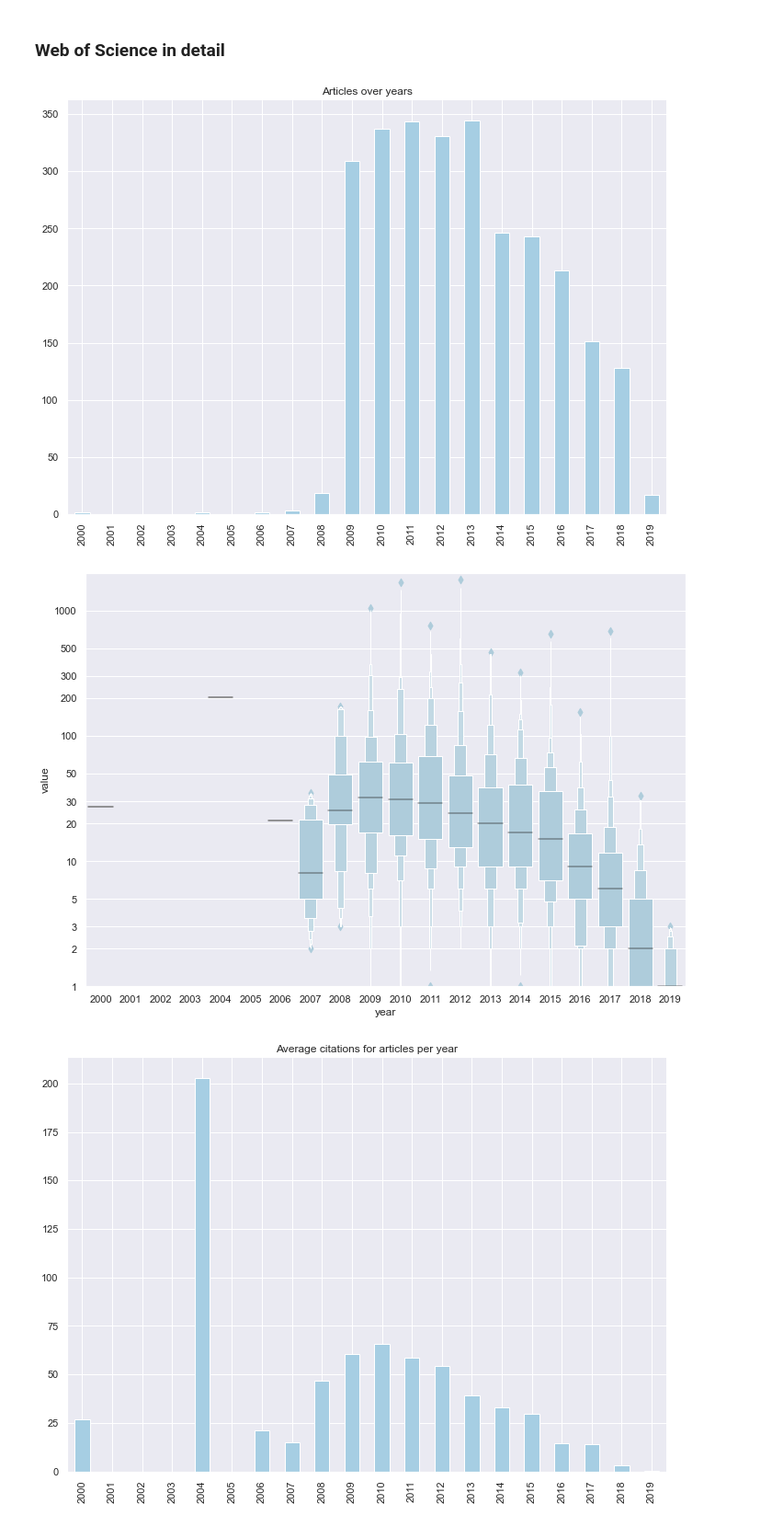
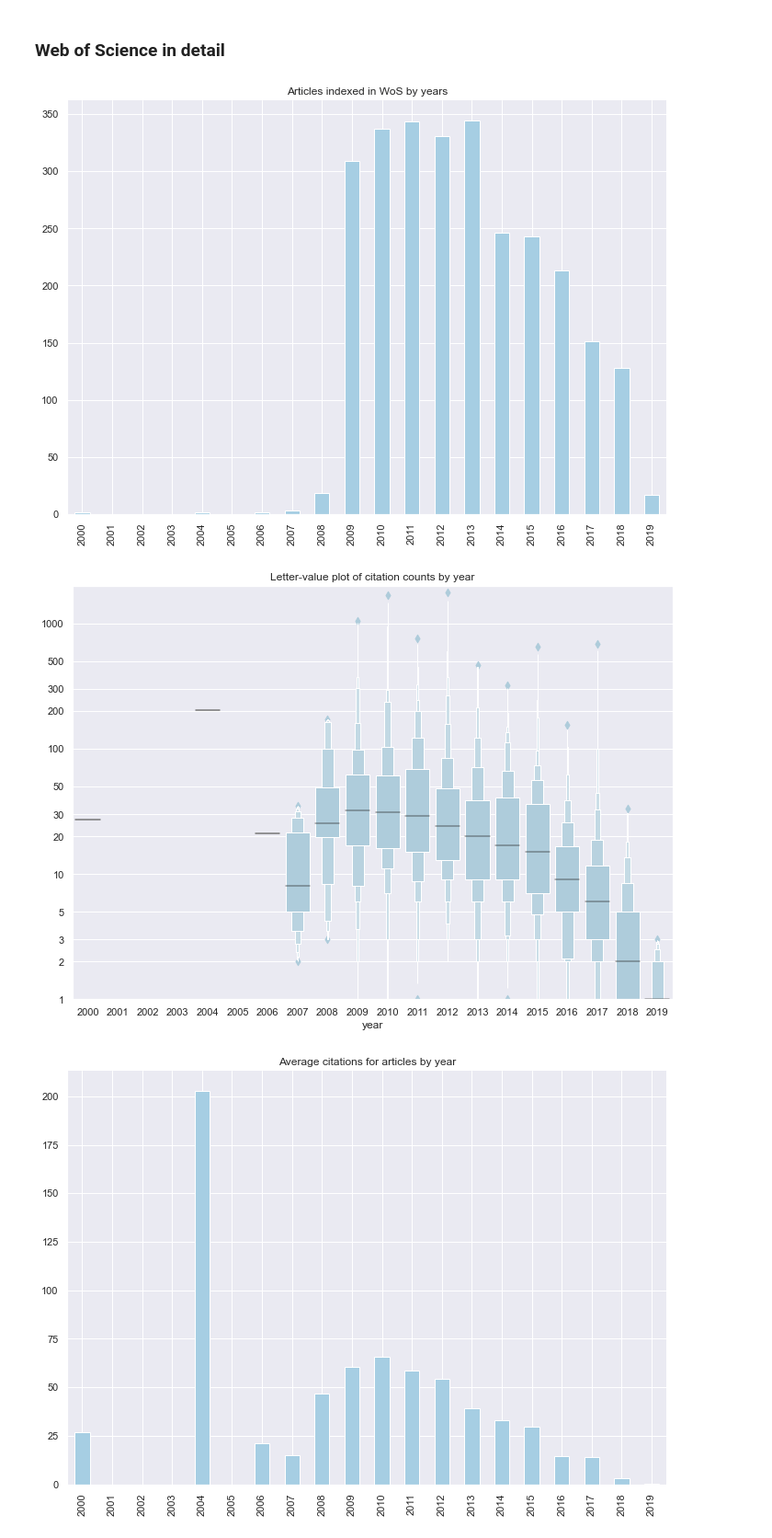
Before and after one commit to ScholCommLab/tracking-grants, a Jupyter notebook: notebooks/reports/interim_report_2.ipynb, the cells around one changed output. Shown at 92% size. Saved outputs shown, nothing was run; the diff lists cells and outputs as text; code cells hidden in the pictures.

```diff
--- a/notebooks/reports/interim_report_2.ipynb
+++ b/notebooks/reports/interim_report_2.ipynb
@@ -250,21 +250,23 @@ pdf = pd.DataFrame(index=range(2000,2020))
 pdf['count'] = wos.groupby("year").size()
 pdf['count'].plot(kind="bar", color=cp3[0]);
 sns.despine()
-plt.title("Articles over years");
+plt.title("Articles indexed in WoS by years");
 # %% [output]
-[figure, old version]
+[figure, new version]
 # %%
 pdf = wos.replace(0, np.nan).melt(id_vars="year", value_vars="citations")
 for y in range(pdf.year.min(),pdf.year.max()+1):
     if str(y) not in pdf.year:
         pdf.loc[len(pdf)+1] = [y, 'citations', np.nan]
 sns.boxenplot(x="year", y="value", data=pdf, color=cp3[0])
+plt.title("Letter-value plot of citation counts by year")
 plt.ylim(1,2000)
 plt.yscale("log")
+plt.ylabel("")
 ticks = [1,2,3,5,10,20,30,50,100,200,300,500,1000]
 plt.yticks(ticks, ticks);
 # %% [output]
-[figure, old version]
+[figure, new version]
 # %%
 pdf = pd.DataFrame(index=range(2000,2020))
 pdf['mean'] = wos.groupby("year").citations.mean()
```
Also changed, not shown: parts of 4 cells of this notebook.
